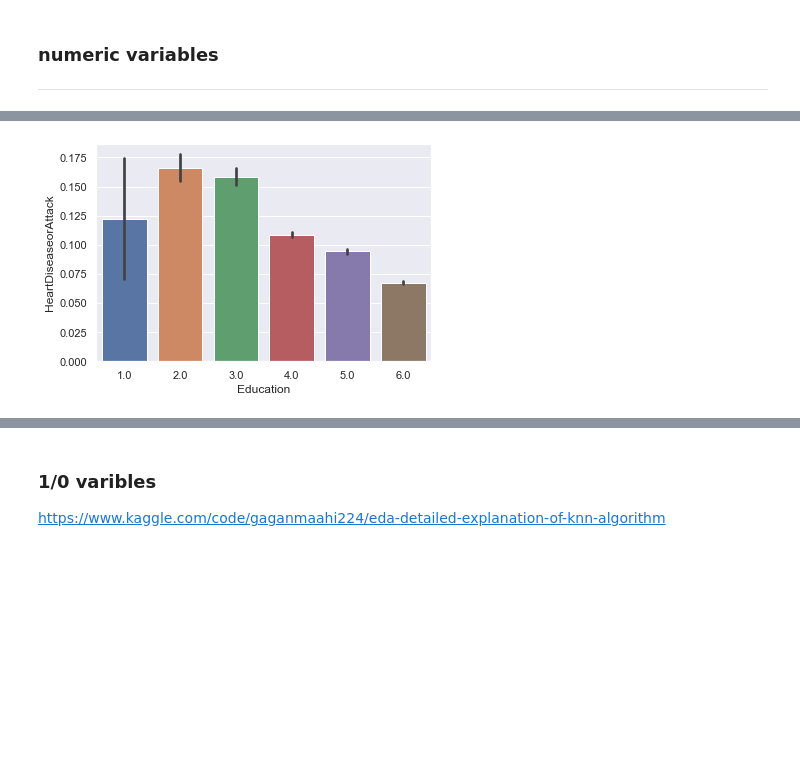
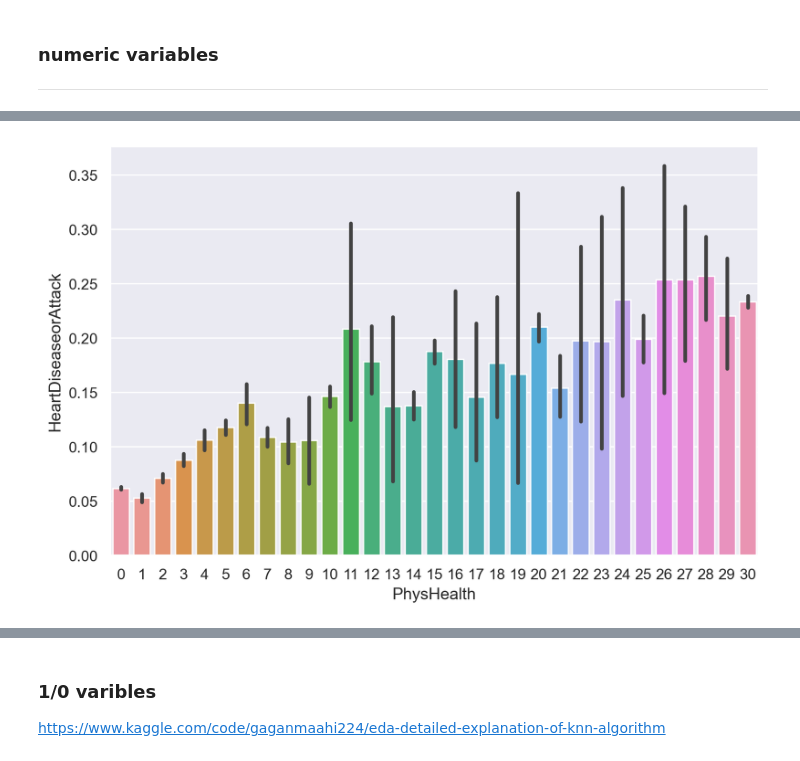
Before and after one commit to crockie/Heart-Disease-Predictor, a Jupyter notebook: DATA visualization.ipynb, the cells around one changed output, grey strips where cells are left out. Cells and saved outputs as stored; diff of their text form; code cells hidden in the pictures; blank space fills up the shorter version.

```diff
--- a/DATA visualization.ipynb
+++ b/DATA visualization.ipynb
@@ -120,5 +131,8 @@ plt.show()
 # %%
-sns.barplot(x='Education',y='HeartDiseaseorAttack',data=df)
+fig=plt.figure(figsize=(8.5,5.5))
+sns.barplot(x='PhysHealth',y='HeartDiseaseorAttack',data=df)
 plt.show()
+
+#the relationshiop between age and heart disease
 # %% [output]
-[figure, old version]
+[figure, new version]
```
Also changed, not shown: parts of 28 cells of this notebook.
